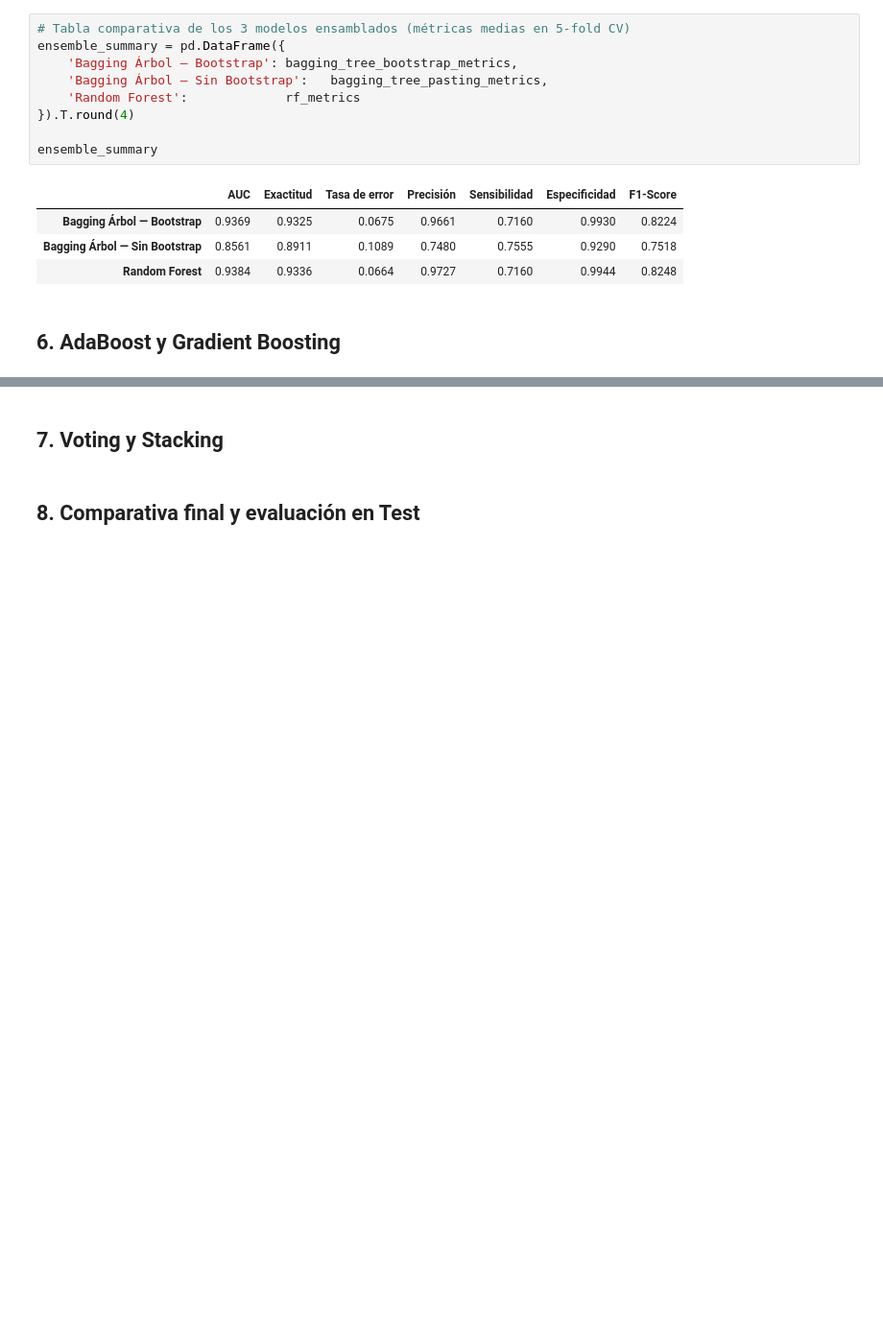
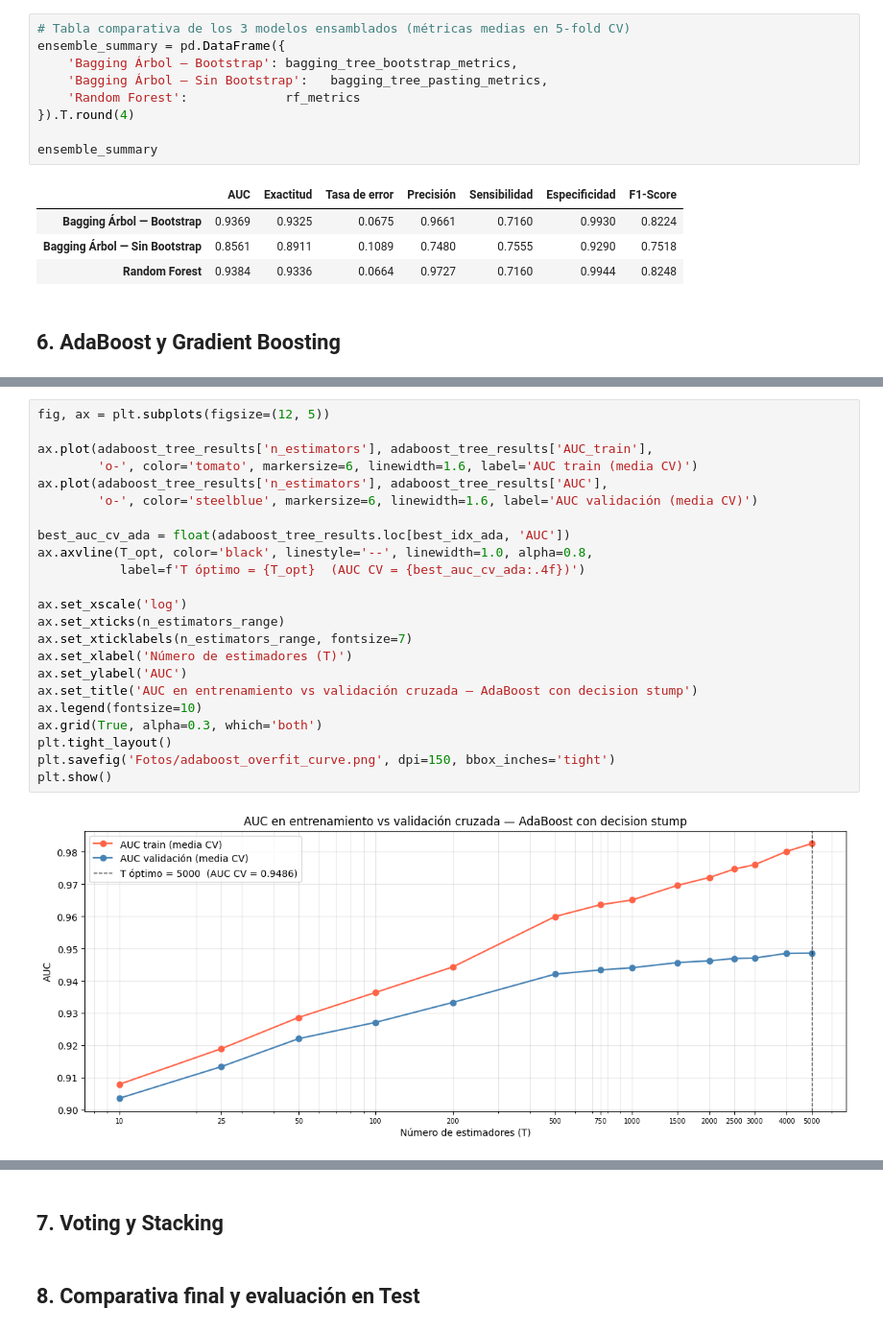
Before and after one commit to Ferovi3/TFG---Tecnicas-de-ensamblado-en-aprendizaje-automatico-supervisado, a Jupyter notebook: Credit Risk Dataset.ipynb, the cells around one changed output, grey strips where cells are left out. Shown at 96% size. Cells and saved outputs as stored; diff of their text form; blank space fills up the shorter version.

```diff
--- a/Credit Risk Dataset.ipynb
+++ b/Credit Risk Dataset.ipynb
@@ -1033,0 +1309,25 @@ ensemble_summary
+# %%
+fig, ax = plt.subplots(figsize=(12, 5))
+
+ax.plot(adaboost_tree_results['n_estimators'], adaboost_tree_results['AUC_train'],
+        'o-', color='tomato', markersize=6, linewidth=1.6, label='AUC train (media CV)')
+ax.plot(adaboost_tree_results['n_estimators'], adaboost_tree_results['AUC'],
+        'o-', color='steelblue', markersize=6, linewidth=1.6, label='AUC validación (media CV)')
+
+best_auc_cv_ada = float(adaboost_tree_results.loc[best_idx_ada, 'AUC'])
+ax.axvline(T_opt, color='black', linestyle='--', linewidth=1.0, alpha=0.8,
+           label=f'T óptimo = {T_opt}  (AUC CV = {best_auc_cv_ada:.4f})')
+
+ax.set_xscale('log')
+ax.set_xticks(n_estimators_range)
+ax.set_xticklabels(n_estimators_range, fontsize=7)
+ax.set_xlabel('Número de estimadores (T)')
+ax.set_ylabel('AUC')
+ax.set_title('AUC en entrenamiento vs validación cruzada — AdaBoost con decision stump')
+ax.legend(fontsize=10)
+ax.grid(True, alpha=0.3, which='both')
+plt.tight_layout()
+plt.savefig('Fotos/adaboost_overfit_curve.png', dpi=150, bbox_inches='tight')
+plt.show()
+# %% [output]
+[figure, added]
```
Also changed, not shown: parts of 18 cells of this notebook.
